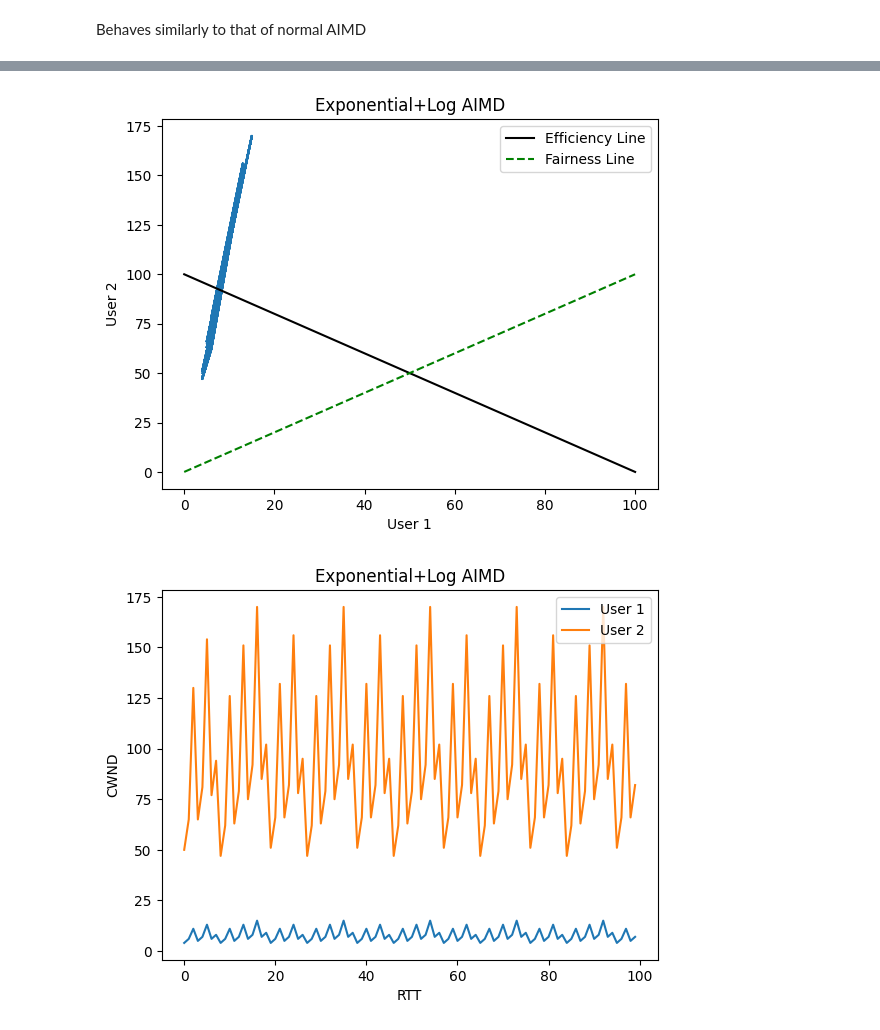
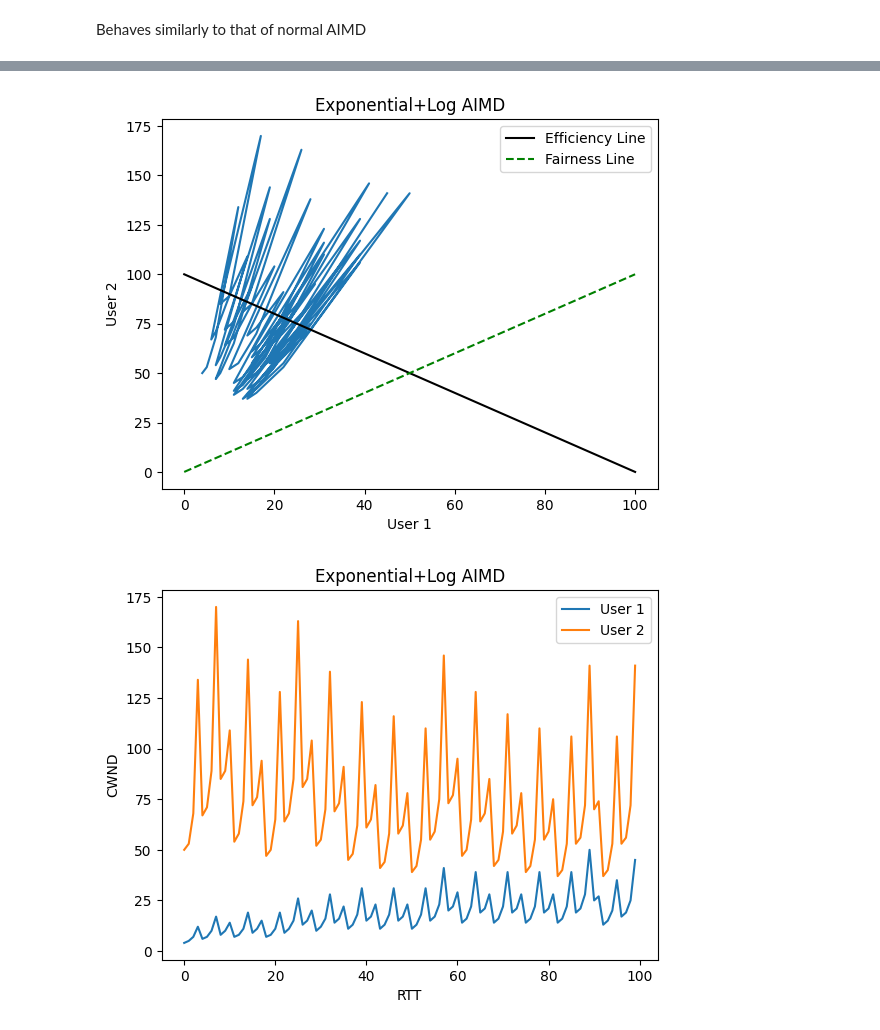
Before and after one commit to Andrelim99/CZ4052-Cloud-Computing, a Jupyter notebook: Assignment 1/main.ipynb, the cells around one changed output, grey strips where cells are left out. Drawn from its saved outputs; the diff is of its cells as text; code cells hidden in the pictures.

```diff
--- a/Assignment 1/main.ipynb
+++ b/Assignment 1/main.ipynb
@@ -321,7 +324,7 @@ alphas = [1, 0.1*C]
 
 betas = [0.2, 0.8]
 
-init_cwnds = [10, 100]
+init_cwnds = [10, 20]
 
 # ssthresholds = [float('inf'), float('inf')]
 
@@ -334,7 +337,7 @@ users = []
 for i in range(num_users):
     users.append(GAIMD(alphas[i], betas[i], init_cwnds[i]))
 
-name = "Mixed  GAIMD"
+name = f"Mixed  GAIMD - Alpha = {alphas}; Beta = {betas}"
 
 run_simulation(ITERATESMAX, C, users, name)
 
@@ -964,10 +967,10 @@ ex_init_cwnds = [4]
 
 ex_ssthresholds = [float('inf')]
 
-exponents = [0.51]
+exponents = [1/3]
 
 # Log users
-log_alphas = [4]
+log_alphas = [1]
 
 log_betas = [0.5]
 
@@ -1009,2 +1012,2 @@ Final User-2 CWND: 82
-[figure, old version]
+[figure, new version]
-[figure, old version]
+[figure, new version]
```
Also changed, not shown: parts of 10 cells of this notebook.
